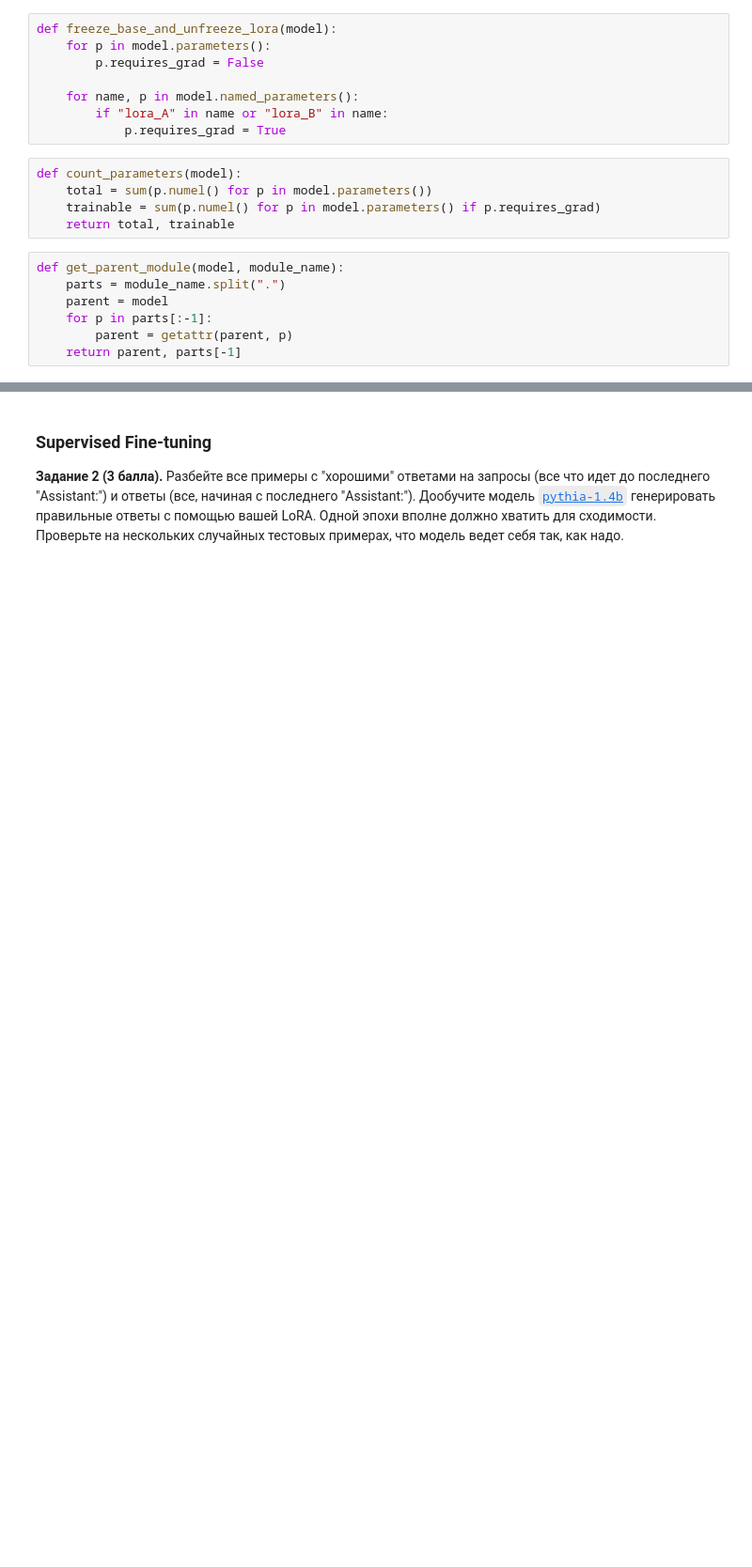
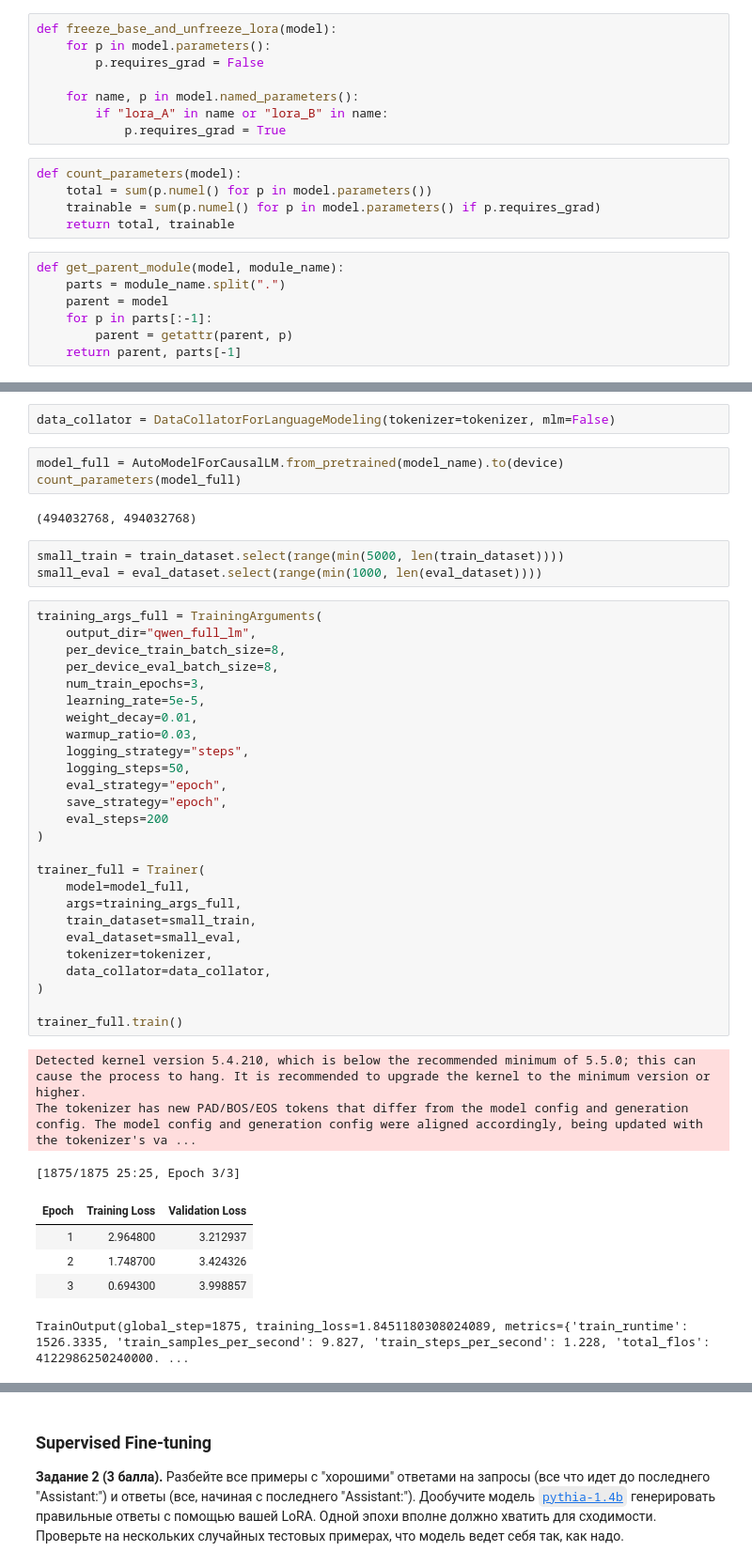
Before and after one commit to sinfillo/DPO-NLP-HW, a Jupyter notebook: hw4_dpo.ipynb, the cells around one changed output, grey strips where cells are left out. Shown: that part at 94% size. Saved outputs shown, nothing was run; the diff lists cells and outputs as text; blank space fills up the shorter version.

```diff
--- a/hw4_dpo.ipynb
+++ b/hw4_dpo.ipynb
@@ -255,0 +137,45 @@ result_lora = run_experiment(lora_model, make_short_loader(train_loader, max_bat
+# %%
+data_collator = DataCollatorForLanguageModeling(tokenizer=tokenizer, mlm=False)
+# %%
+model_full = AutoModelForCausalLM.from_pretrained(model_name).to(device)
+count_parameters(model_full)
+# %% [output]
+(494032768, 494032768)
+# %%
+small_train = train_dataset.select(range(min(5000, len(train_dataset))))
+small_eval = eval_dataset.select(range(min(1000, len(eval_dataset))))
+# %%
+training_args_full = TrainingArguments(
+    output_dir="qwen_full_lm",
+    per_device_train_batch_size=8,
+    per_device_eval_batch_size=8,
+    num_train_epochs=3,
+    learning_rate=5e-5,
+    weight_decay=0.01,
+    warmup_ratio=0.03,
+    logging_strategy="steps",
+    logging_steps=50,
+    eval_strategy="epoch",
+    save_strategy="epoch",
+    eval_steps=200
+)
+
+trainer_full = Trainer(
+    model=model_full,
+    args=training_args_full,
+    train_dataset=small_train,
+    eval_dataset=small_eval,
+    tokenizer=tokenizer,
+    data_collator=data_collator,
+)
+
+trainer_full.train()
+# %% [output]
+Detected kernel version 5.4.210, which is below the recommended minimum of 5.5.0; this can cause the process to hang. It is recommended to upgrade the kernel to the minimum version or higher.
+The tokenizer has new PAD/BOS/EOS tokens that differ from the model config and generation config. The model config and generation config were aligned accordingly, being updated with the tokenizer's va ...
+[1875/1875 25:25, Epoch 3/3]
+| Epoch | Training Loss | Validation Loss |
+| 1 | 2.964800 | 3.212937 |
+| 2 | 1.748700 | 3.424326 |
+| 3 | 0.694300 | 3.998857 |
+TrainOutput(global_step=1875, training_loss=1.8451180308024089, metrics={'train_runtime': 1526.3335, 'train_samples_per_second': 9.827, 'train_steps_per_second': 1.228, 'total_flos': 4122986250240000. ...
```
Also changed, not shown: parts of 30 cells of this notebook, 1 other file.
